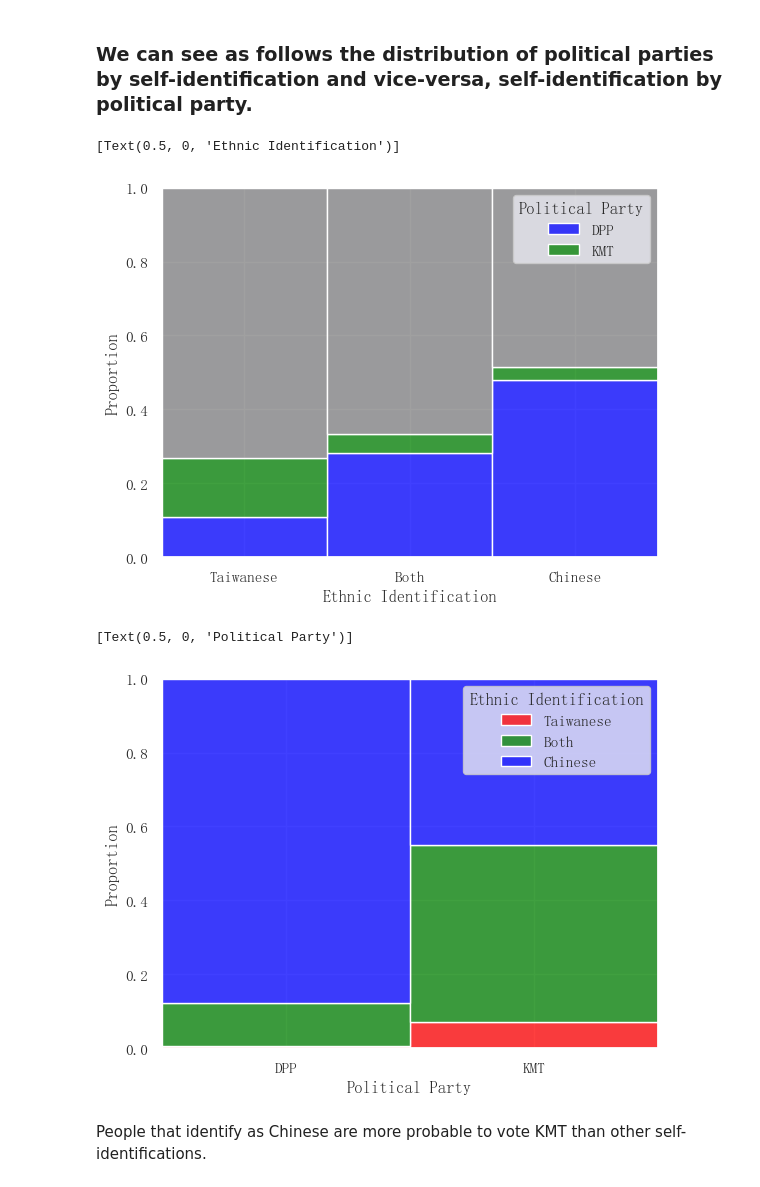
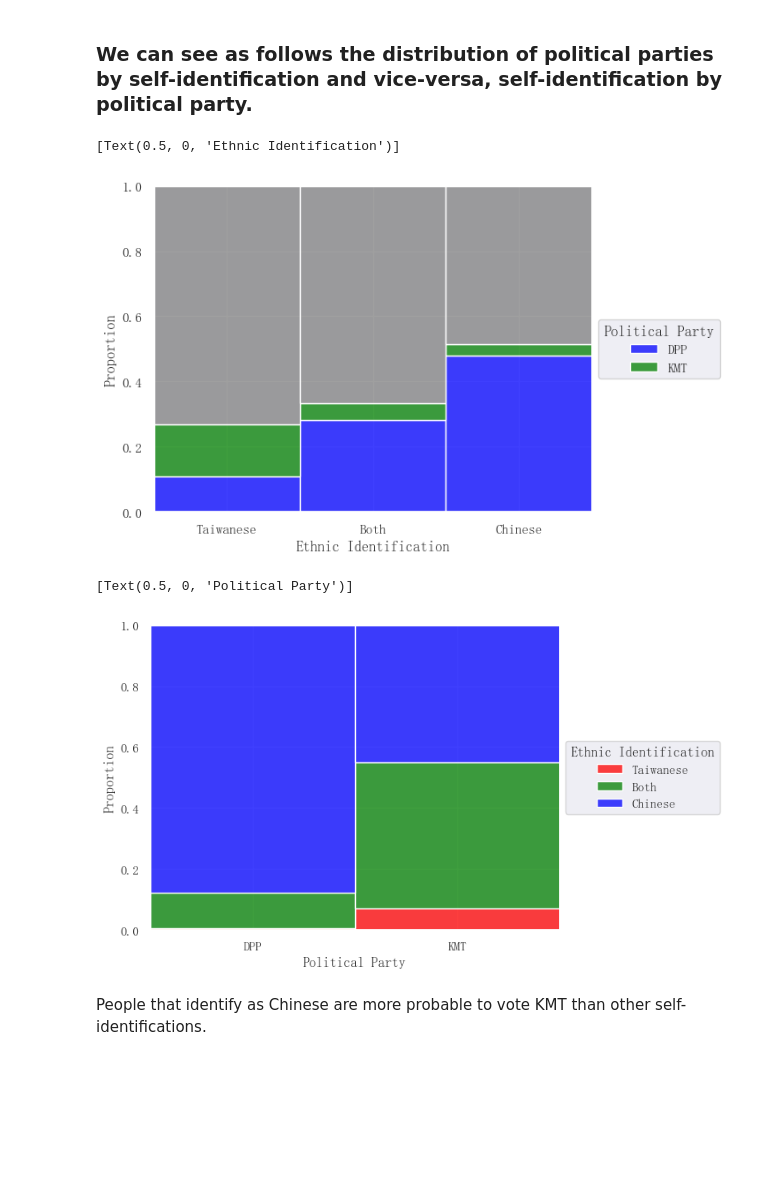
Before and after one commit to faustourrutiareyes/TaiwaneseIdentificationResearch, a Jupyter notebook: main.ipynb, the cells around one changed output. Saved outputs shown, nothing was run; the diff lists cells and outputs as text; code cells hidden in the pictures; blank space fills up the shorter version.

```diff
--- a/main.ipynb
+++ b/main.ipynb
@@ -537,20 +537,25 @@ df_parties = data_merge[data_merge["political_party"].isin(["DPP", "KMT"])]
 # %%
 color_palette_parties = {"Other": "gray", "KMT": "blue", "DPP": "green"}
 
 ax = sns.histplot(
     data=data_merge,
     x="taiwanese_or_chinese",
     hue="political_party",
     multiple="fill",
     stat="proportion",
     palette=color_palette_parties,
 )
 
-ax.legend(title="Political Party", labels=df_parties["political_party"].unique())
+ax.legend(
+    title="Political Party",
+    labels=df_parties["political_party"].unique(),
+    loc="center left",
+    bbox_to_anchor=(1, 0.5),
+)
 ax.set(xlabel="Ethnic Identification")
 # %% [output]
 [Text(0.5, 0, 'Ethnic Identification')]
-[figure, old version]
+[figure, new version]
 # %%
 color_palette_ethnic = {"Taiwanese": "blue", "Chinese": "red", "Both": "green"}
 
@@ -563,12 +568,15 @@ ax = sns.histplot(
     palette=color_palette_ethnic,
 )
 ax.legend(
-    title="Ethnic Identification", labels=df_parties["taiwanese_or_chinese"].unique()
+    title="Ethnic Identification",
+    labels=df_parties["taiwanese_or_chinese"].unique(),
+    loc="center left",
+    bbox_to_anchor=(1, 0.5),
 )
 ax.set(xlabel="Political Party")
 # %% [output]
 [Text(0.5, 0, 'Political Party')]
-[figure, old version]
+[figure, new version]
 # %% [markdown]
 People that identify as Chinese are more probable to vote KMT than other self-identifications.
 # %% [markdown]
```
Also changed, not shown: parts of 5 cells of this notebook, 1 other file.
